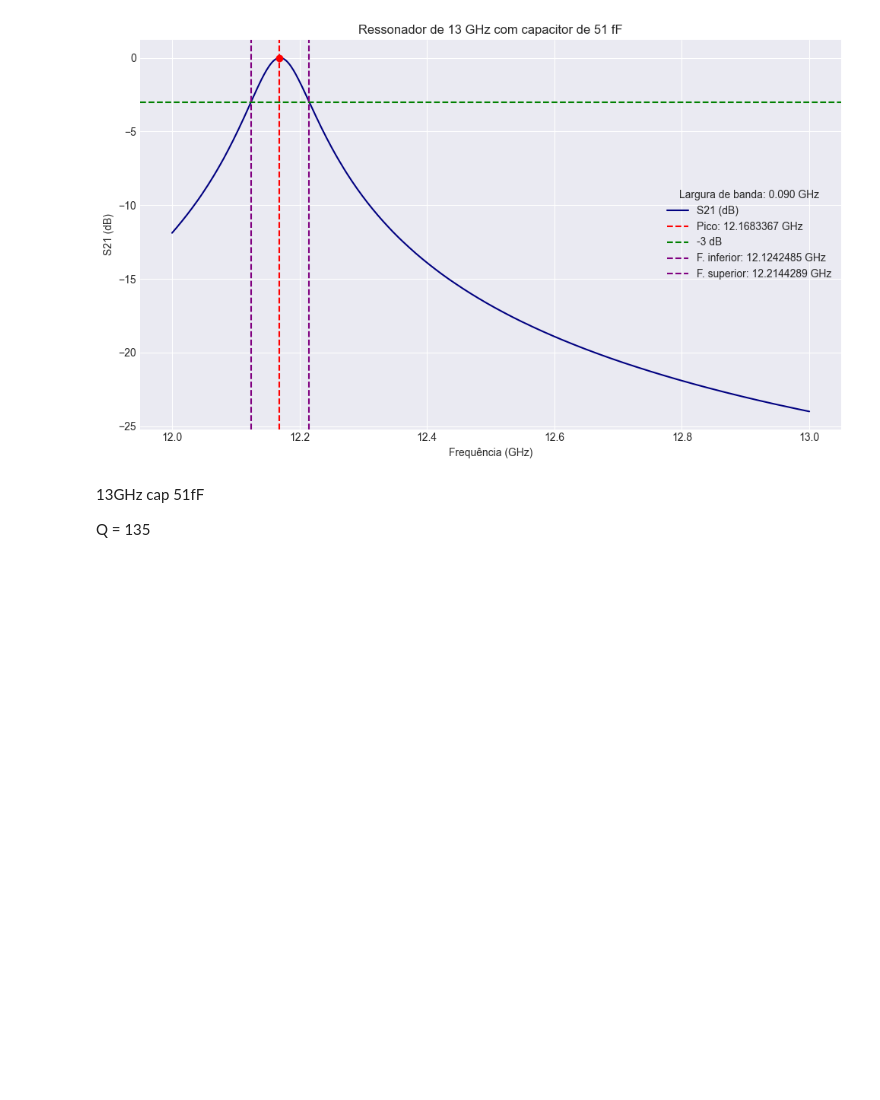
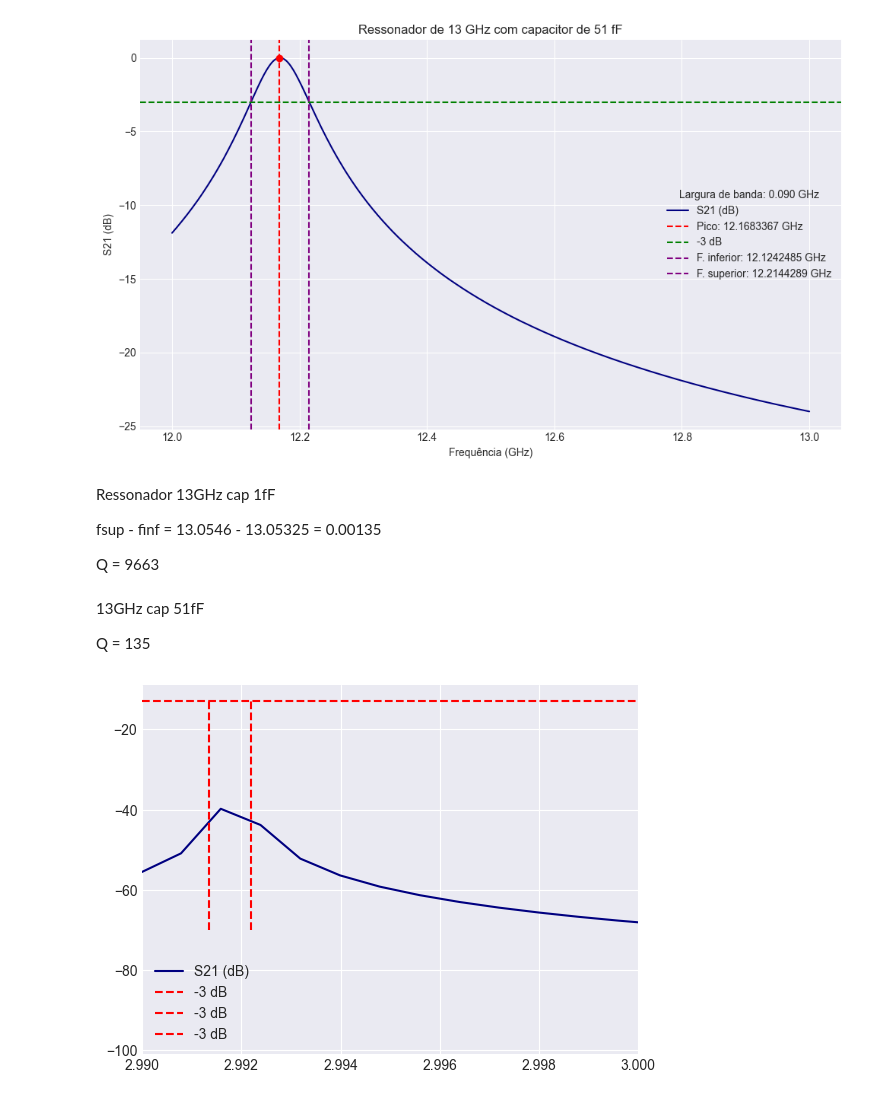
Before and after one commit to spohr13/analise-dos-dados-, a Jupyter notebook: analise.ipynb, the cells around one changed output. Saved outputs shown, nothing was run; the diff lists cells and outputs as text; code cells hidden in the pictures; blank space fills up the shorter version.

```diff
--- a/analise.ipynb
+++ b/analise.ipynb
@@ -121,7 +145,43 @@ plotar_resonador(df_13_51fF, "Ressonador de 13 GHz com capacitor de 51 fF")
 # %% [output]
 [figure]
 [figure]
+# %% [markdown]
+Ressonador 13GHz cap 1fF
+
+fsup - finf = 13.0546 - 13.05325 = 0.00135
+
+Q = 9663
 # %% [markdown]
 13GHz cap 51fF
 
 Q = 135
+# %%
+def ler_dados(file_path):
+    with open(file_path, "r") as file:
+        lines = file.readlines()
+    data = []
+    pattern = re.compile(r"^\s*([\d\.]+)\s+([-]?\d+\.\d+)")
+    for line in lines:
+        match = pattern.match(line)
+        if match:
+            freq = float(match.group(1))
+            db = float(match.group(2))
+            data.append((freq, db))
+    return pd.DataFrame(data, columns=["Frequency (GHz)", "S21 (dB)"])
+
+
+
+
+# Uso para o arquivo 3GHz cap 1fF dB:
+file_path_13_1fF = r"/Users/valentinaspohr/Desktop/tudo/unicamp/2s:2024/rouxinol/dados/Results/res 13GHz cap 1fF dB.txt"
+df_13_1fF = ler_dados(file_path_13_1fF)
+plt.plot(df["Frequency (GHz)"], df["S21 (dB)"], label='S21 (dB)', color='navy')
+plt.xlim(2.99, 3.00)
+
+plt.axhline(y=max, color='red', linestyle='--', label='-3 dB')
+plt.vlines(x=2.9922, ymin=-70, ymax=max, color='red', linestyle='--', label='-3 dB')
+plt.vlines(x=2.991355, ymin=-70, ymax=max, color='red', linestyle='--', label='-3 dB')
+plt.legend()
+plt.show()
+# %% [output]
+[figure, added]
```
Also changed, not shown: parts of 10 cells of this notebook.
